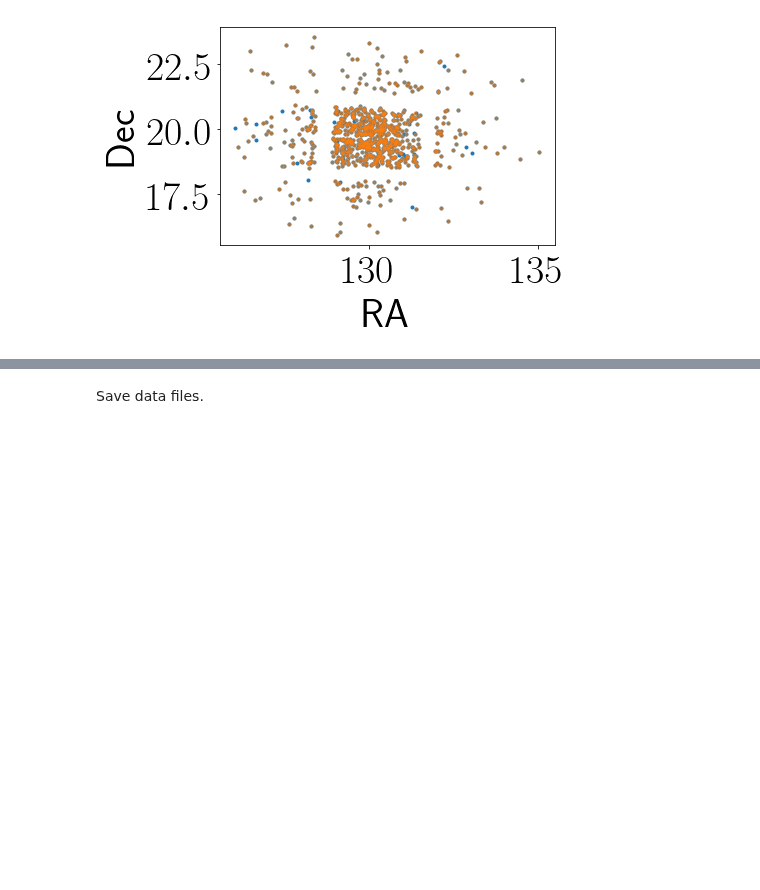
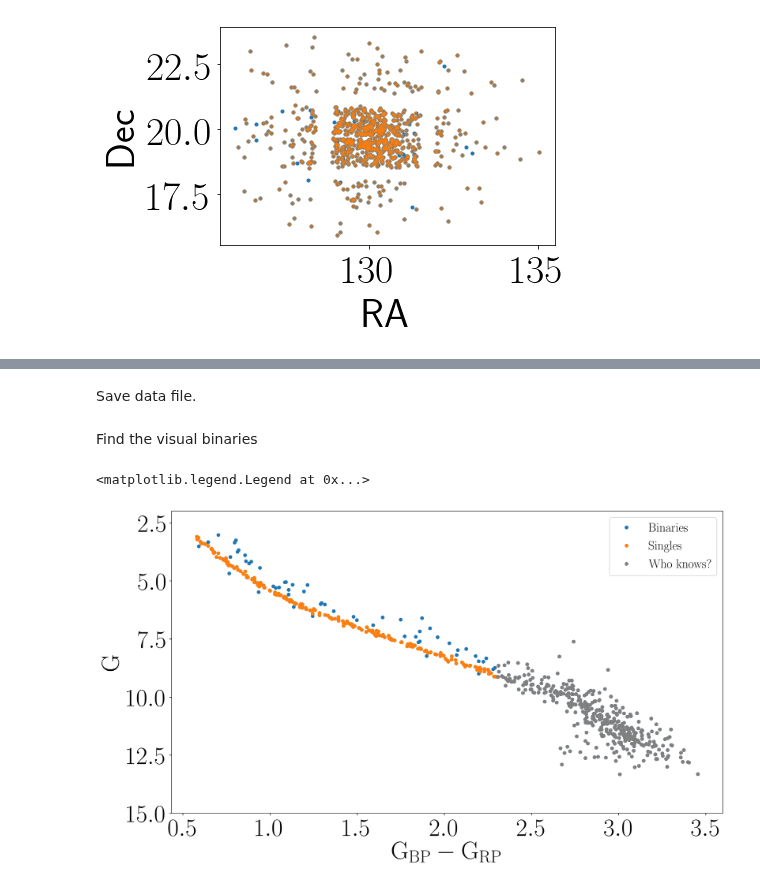
Before and after one commit to RuthAngus/stardate, a Jupyter notebook: paper/code/Praesepe.ipynb, the cells around one changed output, grey strips where cells are left out. Drawn from its saved outputs; the diff is of its cells as text; code cells hidden in the pictures; blank space fills up the shorter version.

```diff
--- a/paper/code/Praesepe.ipynb
+++ b/paper/code/Praesepe.ipynb
@@ -93,6 +87,9 @@ G_err, bp_err, rp_err, _ = photometric_noise(bedell.phot_g_mean_mag.values[c5_ma
                                              bedell.phot_rp_mean_mag.values[c5_mask])
 # %%
 c5 = pd.read_csv("data/c5_gaia.csv")
+c5["G_err"] = G_err
+c5["BP_err"] = bp_err
+c5["RP_err"] = rp_err
 # %%
 plt.plot(c5.ra, c5.dec, ".", alpha=.5)
 plt.plot(douglas._RA, douglas._DE, ".")
@@ -182,5 +116,0 @@ print(bprp_2_bv(.82))
-# %%
-sim_df = pd.read_csv("data/simulated_data.csv")
-predicted_bprp = []
-for i in range(len(sim_df)):
-    predicted_bprp.append(bprp_2_bv(sim_df.BP[i] - sim_df.RP[i]))
@@ -236,2 +117,2 @@ plt.savefig("with_angus_gyrochrones.pdf")
 # %% [markdown]
-Save data files.
+Save data file.
@@ -270,0 +124,51 @@ df.to_csv("data/praesepe.csv")
+# %% [markdown]
+Find the visual binaries
+# %%
+import scipy.optimize as spo
+pr = df*1
+
+def abs_mag(G, D):
+    return - 5*np.log10(D) + 5 + G
+
+def model(p, x):
+    return np.polyval(p, x)
+
+def nll(p, x, y, yerr):
+    return -sum(-.5*(y - model(p, x))**2/yerr**2)
+
+def clip(x, y, yerr):
+    pinit = np.ones(5)
+    results = spo.minimize(nll, pinit, args=(x, y, yerr))
+    p = results.x
+
+    inds = np.arange(len(x))
+    for i in range(10):
+        results = spo.minimize(nll, p, args=(x, y, yerr));
+        p = results.x
+        std = np.std(y - model(p, x))
+        m = abs(y - model(p, x)) > 3*std
+        x, y, yerr = x[~m], y[~m], yerr[~m]
+        inds = inds[~m]
+    return x, y, yerr, p, inds
+
+cool = pr.bp.values - pr.rp.values < 2.3
+
+abs_G = abs_mag(pr.G.values, (1./pr.parallax.values)*1e3)
+_x, _y, _yerr, _p, _inds = clip(pr.bp.values[cool]-pr.rp.values[cool],
+                                abs_G[cool], np.ones(len(abs_G[cool]))*.001)
+
+binary_flag = np.zeros(len(pr.G.values[cool]), dtype=bool) # binaries
+binary_flag[_inds] = np.ones(len(binary_flag[_inds]), dtype=bool) # non-binaries
+
+plt.figure(figsize=(16, 9), dpi=200)
+plt.plot(pr.bp.values-pr.rp.values, abs_G, ".", ms=10, label="$\mathrm{Binaries}$")
+plt.plot(_x, _y, ".", ms=10, label="$\mathrm{Singles}$")
+plt.plot(pr.bp.values[~cool]-pr.rp.values[~cool], abs_G[~cool], ".", ms=10, color=".5",
+         label="$\mathrm{Who~knows?}$", zorder=3)
+plt.ylim(15, 2)
+plt.xlabel("$\mathrm{G_{BP} - G_{RP}}$")
+plt.ylabel("$\mathrm{G}$");
+plt.legend()
+# %% [output]
+<matplotlib.legend.Legend at 0x...>
+[figure, added]
```
Also changed, not shown: parts of 12 cells of this notebook.
